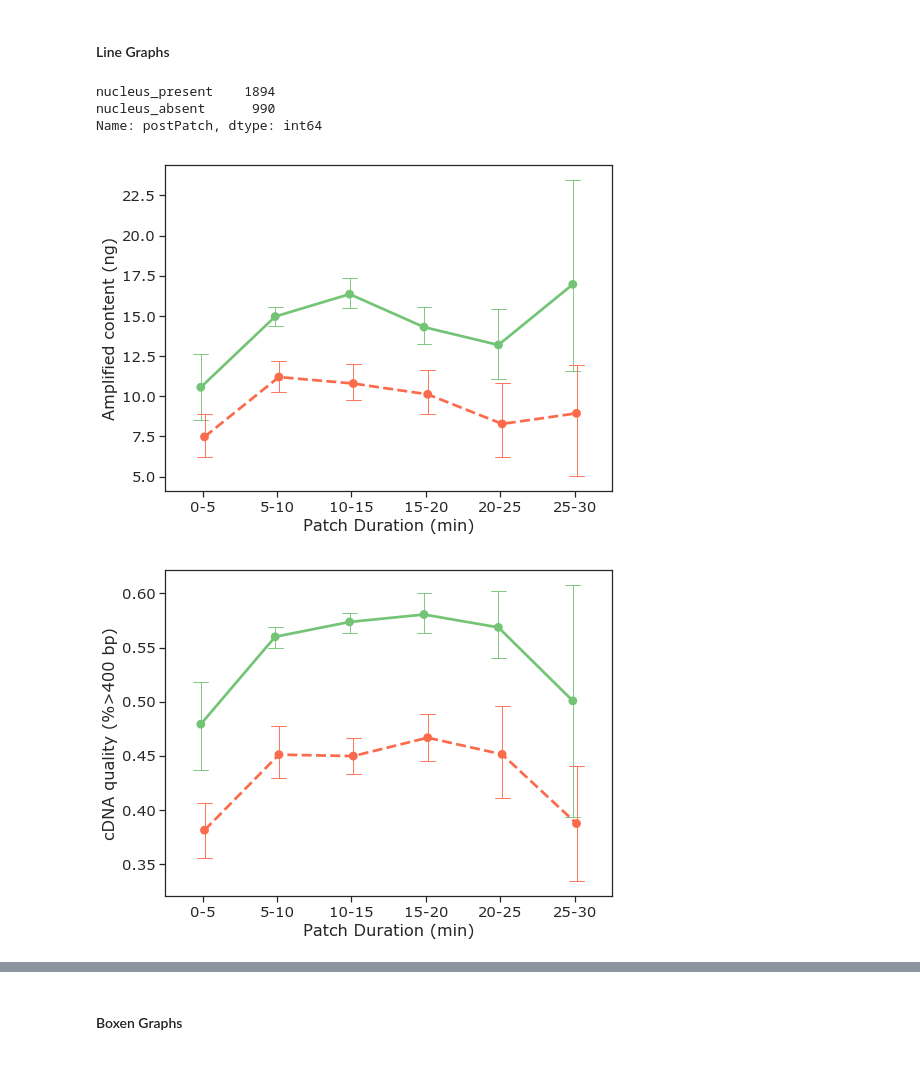
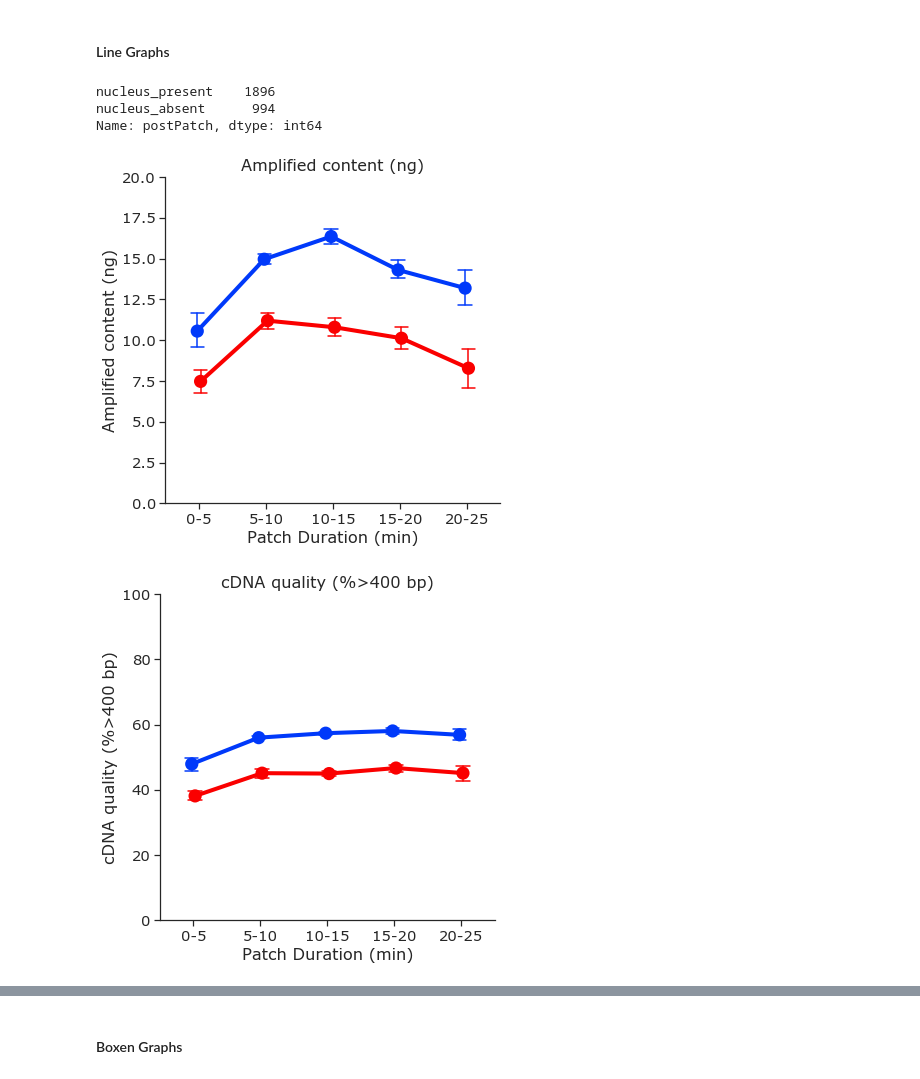
Before and after one commit to ramr24/Personal, a Jupyter notebook: ivscc_paper/template.ipynb, the cells around one changed output, grey strips where cells are left out. Drawn from its saved outputs; the diff is of its cells as text; code cells hidden in the pictures.

```diff
--- a/ivscc_paper/template.ipynb
+++ b/ivscc_paper/template.ipynb
@@ -40,7 +40,8 @@ graph_path = "C:/Users/kumar/Documents/GitHub/Personal-Projects/ivscc_paper/grap
 # %% [markdown]
 #### Misc
 # %%
-colors = ["#74c476", "#fb6a4a"] #nucleus_present, nucleus_absent
+colors = ["#0039fa", "#fa0000"] #nucleus_present, nucleus_absent
+#colors = ["#74c476", "#fb6a4a"] #nucleus_present, nucleus_absent
 patch_order = ["nucleus_present", "nucleus_absent"]
 # %% [markdown]
 #### Read Shiny mouse
@@ -137,9 +138,9 @@ Try using .loc[row_indexer,col_indexer] = value instead
 See the caveats in the documentation: http://pandas.pydata.org/pandas-docs/stable/indexing.html#indexing-view-versus-copy
   """Entry point for launching an IPython kernel.
 # %%
-bins = [0, 5, 10, 15, 20, 25, 30]
-labels = ["0-5", "5-10", "10-15", "15-20", "20-25", "25-30"]
-met_df = met_df[(met_df["Total_time_min"] > 0) & (met_df["Total_time_min"] <= 30)]
+bins = [0, 5, 10, 15, 20, 25]
+labels = ["0-5", "5-10", "10-15", "15-20", "20-25"]
+met_df = met_df[met_df["Total_time_min"] > 0] #& (met_df["Total_time_min"] <= 30)]
 met_df["Total_time_bins"] = pd.cut(x=met_df["Total_time_min"], bins=bins, labels=labels)
 len(met_df)
 # %% [output]
@@ -146,0 +148,2 @@ len(met_df)
+# %%
+met_df["percent_cdna_longer_than_400bp"] = met_df["percent_cdna_longer_than_400bp"] * 100
@@ -228,13 +233,17 @@ def linplt(col_label, df):
                    palette=colors, saturation=1, width=0.6, aspect=1.3, legend=False)
     ax.set(xlabel="Patch Duration (min)", ylabel=col_label)
 # %%
-def poiplt(col, col_label, df):
-    plt.figure(figsize=(8, 6))
+def poiplt(col, col_label, df, ymax):
+    plt.figure(figsize=(6, 6))
     ax=sns.pointplot(x="Total_time_bins", y=col, hue="postPatch", hue_order=patch_order,
                      data=df, palette=colors, dodge=True,
-                     markers=["o", "o"], linestyles=["-", "--"], capsize=0.2, errwidth=0.9, scale=1)
+                     markers=["o", "o"], ci=68, scale=1.5, capsize=0.2, errwidth=1.5)
     ax.legend_.remove()
     ax.set(xlabel="Patch Duration (min)", ylabel=col_label)
+    ax.set_title(col_label)
+    ax.set_ylim(0, ymax)
+    ax.spines['right'].set_visible(False)
+    ax.spines['top'].set_visible(False)
     plt.savefig(graph_path + "met_poi" + col + ".jpeg", bbox_inches="tight")
 # %% [markdown]
 #### Graph Function for Boxen Graph
@@ -301,14 +310,14 @@ def stacked_plot(df):
 # %%
 met_df.postPatch.value_counts()
 # %% [output]
-nucleus_present    1894
-nucleus_absent      990
+nucleus_present    1896
+nucleus_absent      994
 Name: postPatch, dtype: int64
 # %%
-poiplt("amplified_quantity_ng", "Amplified content (ng)", met_df)
-poiplt("percent_cdna_longer_than_400bp", "cDNA quality (%>400 bp)", met_df)
-poiplt("Genes.Detected.CPM", "Number of genes", met_df)
-poiplt("marker_sum_norm_label", "NMS", met_df)
+poiplt("amplified_quantity_ng", "Amplified content (ng)", met_df, 20)
+poiplt("percent_cdna_longer_than_400bp", "cDNA quality (%>400 bp)", met_df, 100)
+poiplt("Genes.Detected.CPM", "Number of genes", met_df, 10000)
+poiplt("marker_sum_norm_label", "NMS", met_df, 1.0)
 # %% [output]
-[figure, old version]
+[figure, new version]
-[figure, old version]
+[figure, new version]
```
Also changed, not shown: parts of 11 cells of this notebook, 14 other files.
